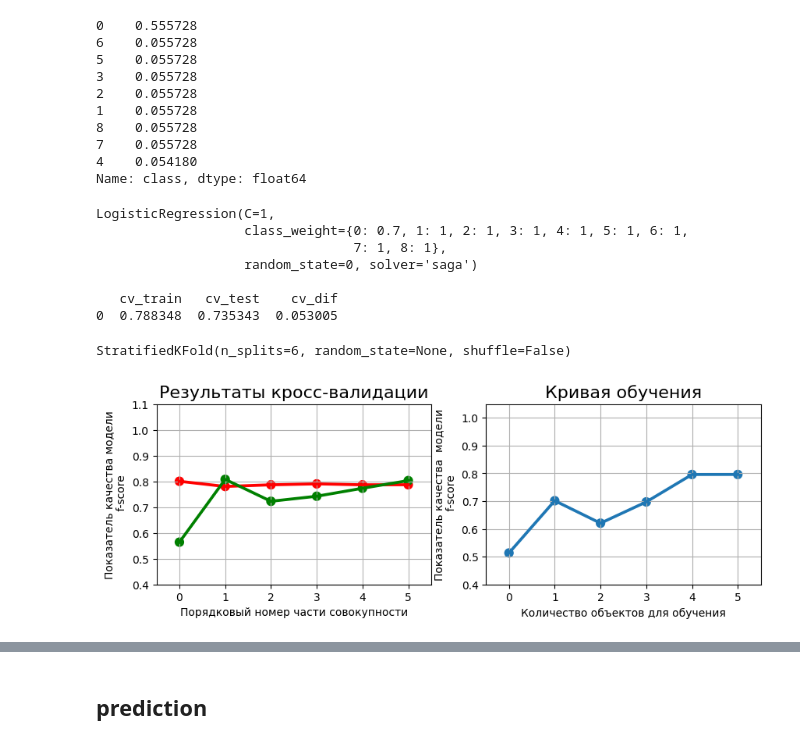
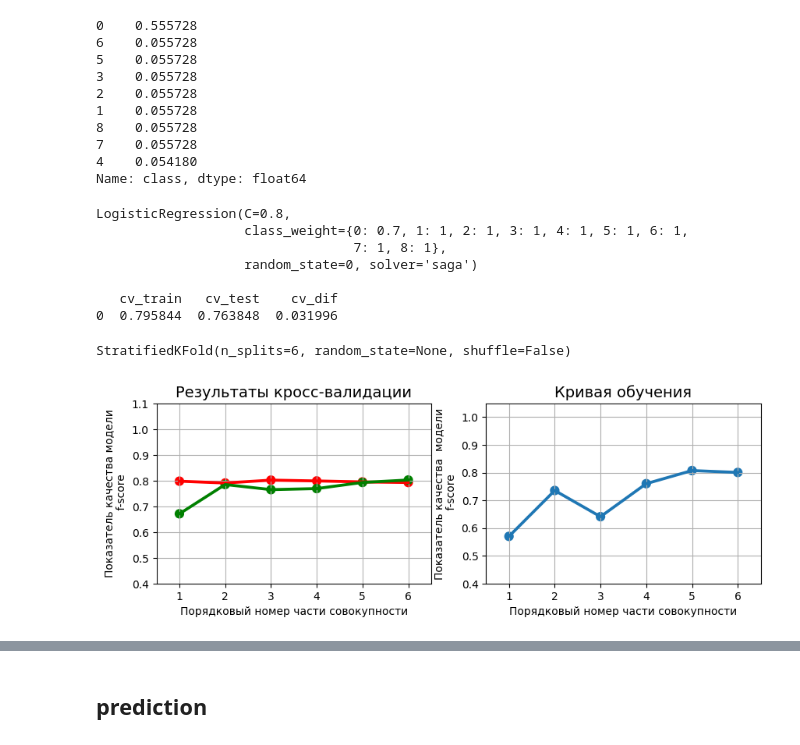
Before and after one commit to gesture-classification/test_task, a Jupyter notebook: notebooks/Project.ipynb, the cells around one changed output, grey strips where cells are left out. Cells and saved outputs as stored; diff of their text form; code cells hidden in the pictures.

Commit message:
add scaling

```diff
--- a/notebooks/Project.ipynb
+++ b/notebooks/Project.ipynb
@@ -254,3 +256,12 @@ y_train.shape
+# %%
+# Scaling the Train and Test feature set
+
+scaler = MinMaxScaler() #StandardScaler()
+X_train_scaled = scaler.fit_transform(X_train_flat)
+X_test_scaled = scaler.transform(X_test_flat)
+#X_train_scaled
+# %%
+X_train_scaled = pd.DataFrame(X_train_scaled, columns=X_train_flat.columns)
 # %% [markdown]
 # Model training
 # %%
@@ -290,8 +301,8 @@ def stratified_cross_valid(model: LogisticRegression,
 
     #результаты кросс-валидации
     fig, ax = plt.subplots(1,2, figsize=(10, 3))
-    sns.pointplot(x=np.arange(n), y=cv_res['train_score'], color = 'r', ax=ax[0])
-    sns.pointplot(x=np.arange(n), y=cv_res['test_score'], color = 'g', ax=ax[0])
+    sns.pointplot(x=np.arange(n)+1, y=cv_res['train_score'], color = 'r', ax=ax[0])
+    sns.pointplot(x=np.arange(n)+1, y=cv_res['test_score'], color = 'g', ax=ax[0])
     ax[0].set_title('Результаты кросс-валидации', fontsize=14)
     ax[0].set_xlabel('Порядковый номер части совокупности')
     ax[0].set_ylabel('Показатель качества модели\n f-score')
@@ -310,12 +321,13 @@ def stratified_cross_valid(model: LogisticRegression,
         res = f1_score(y_train.iloc[i:i+p], predict, average='macro')
         result.append(res)
 
-    sns.pointplot(x=np.arange(n), y=result, ax=ax[1])
+    sns.pointplot(x=np.arange(n)+1, y=result, ax=ax[1])
     ax[1].set_title('Кривая обучения', fontsize=14)
-    ax[1].set_xlabel('Количество объектов для обучения')
+    ax[1].set_xlabel('Порядковый номер части совокупности')
     ax[1].set_ylabel('Показатель качества  модели\n f-score')
     ax[1].set_ylim(0.4, 1.05)
     ax[1].grid(); # показать сетку
+    #plt.tight_layout()
     #plt.show()
     print()
 
@@ -337,26 +349,26 @@ Name: class, dtype: float64
 # %%
 # Уравновешивание классов
 weights = {0:0.7, 1:1, 2:1, 3:1, 4:1, 5:1, 6:1, 7:1, 8:1}
 
 logreg = LogisticRegression(
     solver='saga',   # 'liblinear' 'saga' 'newton-cg'
     random_state=seed_value,
-    C=1, #  1, 10, 100, 500
+    C=0.8, #  1, 10, 100, 500
     class_weight=weights,
     #penalty='l1' #'l1', 'l2', 'elasticnet'
 )
 
-stratified_cross_valid(logreg, X_train_flat, df_y_train['class'], 6, 'f1_macro')
+stratified_cross_valid(logreg, X_train_scaled, df_y_train['class'], 6, 'f1_macro')
 
 cv_splitter = StratifiedKFold(n_splits = 6)
 display(cv_splitter);
 # %% [output]
-LogisticRegression(C=1,
+LogisticRegression(C=0.8,
                    class_weight={0: 0.7, 1: 1, 2: 1, 3: 1, 4: 1, 5: 1, 6: 1,
                                  7: 1, 8: 1},
                    random_state=0, solver='saga')
 
    cv_train   cv_test    cv_dif
-0  0.788348  0.735343  0.053005
+0  0.795844  0.763848  0.031996
 StratifiedKFold(n_splits=6, random_state=None, shuffle=False)
-[figure, old version]
+[figure, new version]
```
Also changed, not shown: parts of 13 cells of this notebook, 1 other file.
